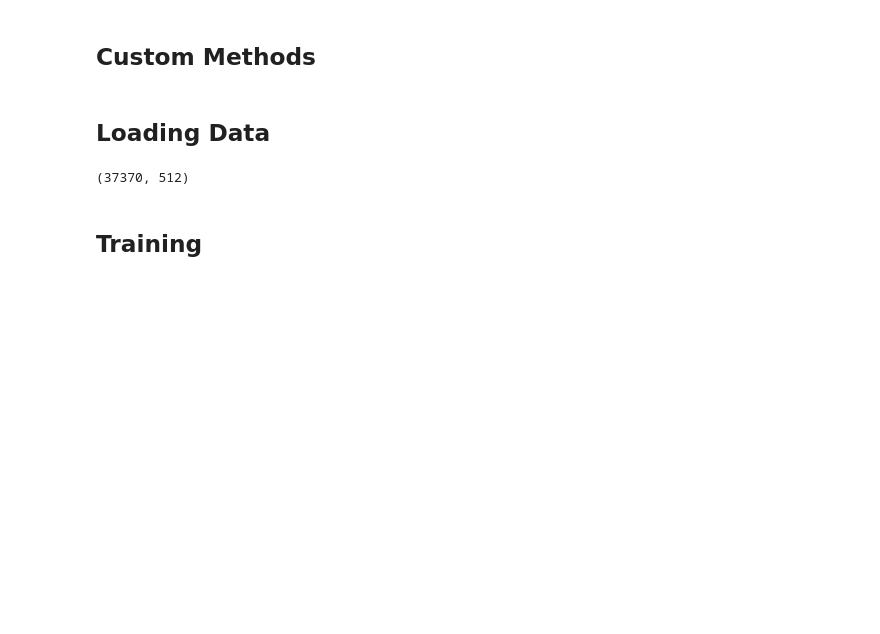
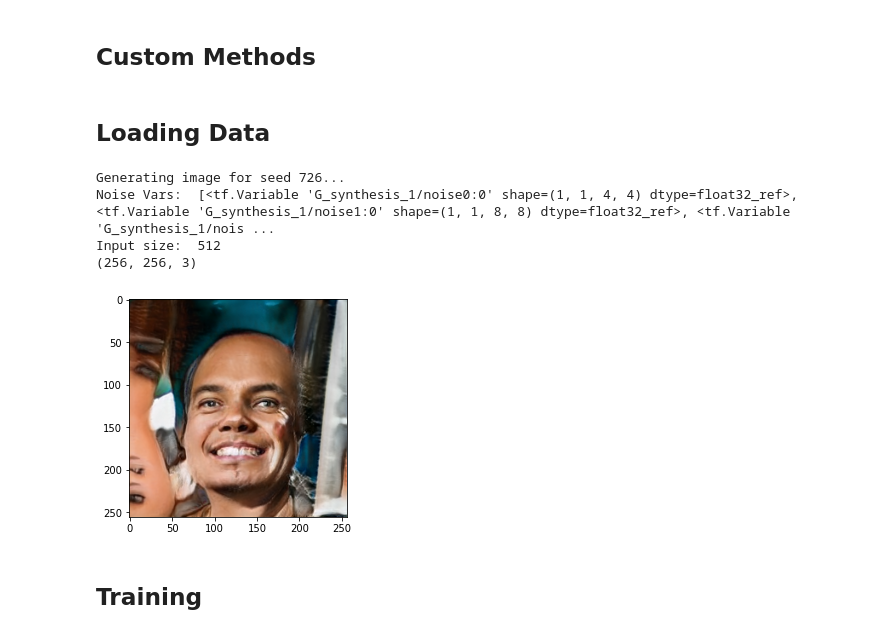
Before and after one commit to tejaspradhan/Face-Generation-from-Textual-Features-using-GANs, a Jupyter notebook: Stacked_GAN_T2F.ipynb, the cells around one changed output. Saved outputs shown, nothing was run; the diff lists cells and outputs as text; code cells hidden in the pictures; blank space fills up the shorter version.

Commit message:
complete dataset preprocessing and code for 256x256 pretrained network

```diff
--- a/Stacked_GAN_T2F.ipynb
+++ b/Stacked_GAN_T2F.ipynb
@@ -21,12 +28,10 @@ from tensorflow.keras.layers import Conv1D, MaxPool1D, Dense, Flatten
 # %%
-%tensorflow_version 1.x
-network_pkl="gdrive:networks/stylegan2-ffhq-config-f.pkl"
+# loading pretrained network
+with open('/content/drive/MyDrive/ffhq-256-config-e-003810.pkl','rb') as f:
+  G, D, Gs = pickle.load(f)
+
+noise_vars = [var for name, var in Gs.components.synthesis.vars.items() if name.startswith('noise')]
 truncation_psi=1.0
-seed=np.random.randint(10000)
-print('Loading networks from "%s"...' % network_pkl)
-_G, _D, Gs = pretrained_networks.load_networks(network_pkl)
-print('---- Loaded ----')
-noise_vars = [var for name, var in Gs.components.synthesis.vars.items() if name.startswith('noise')]
 Gs_kwargs = dnnlib.EasyDict()
 Gs_kwargs.output_transform = dict(func=tflib.convert_images_to_uint8, nchw_to_nhwc=True)
 Gs_kwargs.randomize_noise = False
@@ -37,0 +43,11 @@ Loading networks from "gdrive:networks/stylegan2-ffhq-config-f.pkl"...
+# %%
+# generate random image using stylegan pretrained network
+seed =6000
+print('Generating image for seed %d...' % (seed))
+rnd = np.random.RandomState(seed)
+z = rnd.randn(1, *Gs.input_shape[1:])
+print("Noise Vars: ",noise_vars)
+print("Input size: ",*Gs.input_shape[1:])
+tflib.set_vars({var: rnd.randn(*var.shape.as_list()) for var in noise_vars})
+images = Gs.run(z, None, **Gs_kwargs)
+img=PIL.Image.fromarray(images[0], 'RGB')
@@ -77,10 +100,16 @@ def stylegan_generate_image(latent_vector):
 !unzip "/content/celeba-dataset.zip" -d "/content/data"
 # %%
 embeddings = np.load('/content/embeddings_37k.npz')['arr_0']
-# %%
-embeddings.shape
-# %% [output]
-(37370, 512)
+# %%
+img =stylegan_generate_image(embeddings[9])
+imshow(img)
+print(img.shape)
+# %% [output]
+Generating image for seed 726...
+Noise Vars:  [<tf.Variable 'G_synthesis_1/noise0:0' shape=(1, 1, 4, 4) dtype=float32_ref>, <tf.Variable 'G_synthesis_1/noise1:0' shape=(1, 1, 8, 8) dtype=float32_ref>, <tf.Variable 'G_synthesis_1/nois ...
+Input size:  512
+(256, 256, 3)
+[figure, added]
 # %%
 face_data = pd.read_csv('/content/face_features_preprocessed.csv')
 # %%
```
Also changed, not shown: parts of 11 cells of this notebook.
